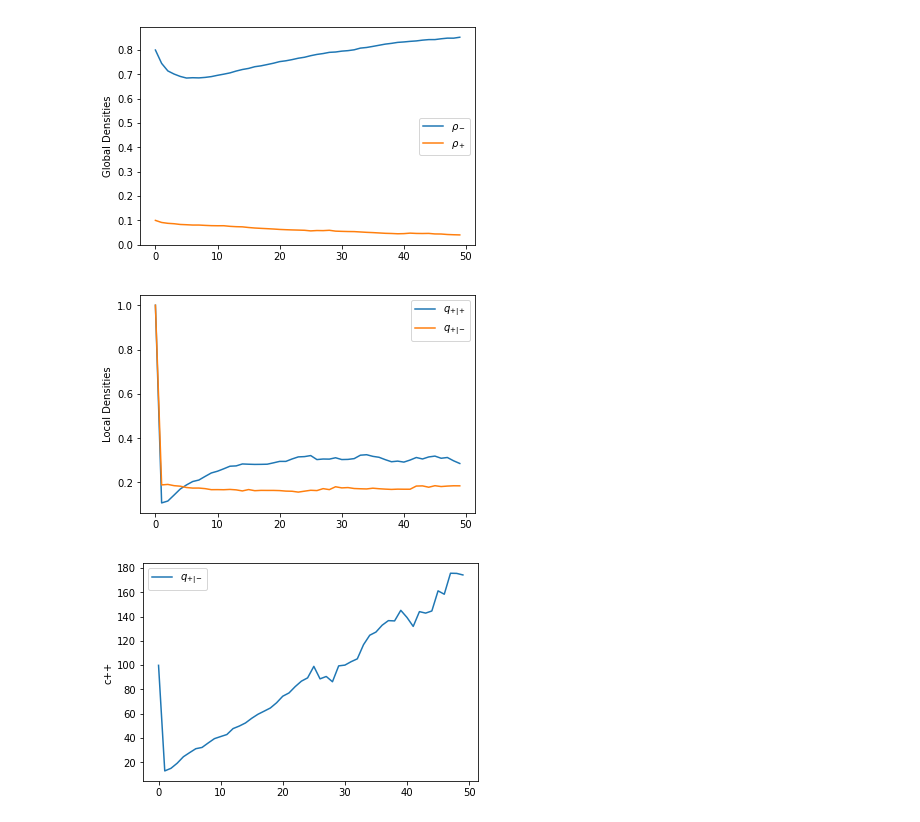
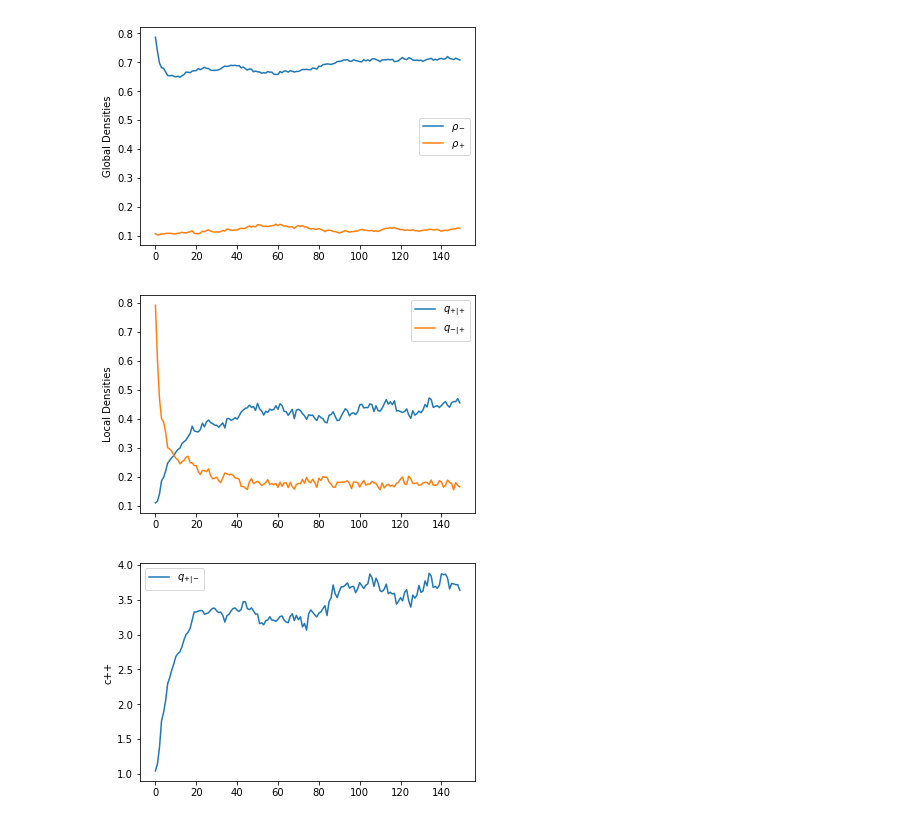
Before and after one commit to intramuros/abm, a Jupyter notebook: Gather and plot.ipynb, the cells around one changed output. Drawn from its saved outputs; the diff is of its cells as text; code cells hidden in the pictures.

```diff
--- a/Gather and plot.ipynb
+++ b/Gather and plot.ipynb
@@ -29,9 +29,9 @@ start_time = time.time()
 #                 "b": 0.5,
 #                 "m": 0.1}
 
-model = EcoModel(100, 100, 0.4, 0.1)
+model = EcoModel(50, 50, 0.4, 0.07)
 
-for i in range(50):
+for i in range(150):
     model.step()
 
 print(time.time()-start_time)
@@ -77,6 +72,8 @@ stats
 # %%
 # Figure 3a
 # Plot the global densities at each time step
+
+
 
 from matplotlib import pyplot as plt
 total = (stats.Degraded+stats.Vegetated+stats.Empty)
@@ -87,28 +84,30 @@ plt.ylabel('Global Densities')
 plt.savefig(output_dir+"Global_densities.png", format = 'png' )
 plt.show()
 # %% [output]
-[figure, old version]
+[figure, new version]
 # %%
 # Plot local densities
 # q+|+ number of vegetated neighbours of vegetates sites
 # q-|+ number of vegetated neighbours of degraded sites
 
+
+
 from matplotlib import pyplot as plt
 
 plt.plot(stats.qplusplus, label = r'$q_{+|+}$')
-plt.plot(stats.qplusminus, label = r'$q_{+|-}$')
+plt.plot(stats.qplusminus, label = r'$q_{-|+}$')
 plt.legend()
 plt.ylabel('Local Densities')
 plt.savefig(output_dir + "Local_densities.png", format = 'png' )
 plt.show()
 # %% [output]
-[figure, old version]
+[figure, new version]
 # %%
 from matplotlib import pyplot as plt
-plt.plot(stats.qplusplus/(stats.Vegetated/(total))**2, label = r'$q_{+|-}$')
+plt.plot(stats.qplusplus/(stats.Vegetated/(total)), label = r'$q_{+|-}$')
 plt.legend()
 plt.ylabel('c++')
-plt.savefig(output_dir + "Local_densities.png", format = 'png' )
+plt.savefig(output_dir + "Clustering_intensity.png", format = 'png' )
 plt.show()
 # %% [output]
-[figure, old version]
+[figure, new version]
```
Also changed, not shown: parts of 9 cells of this notebook, 1 other file.
